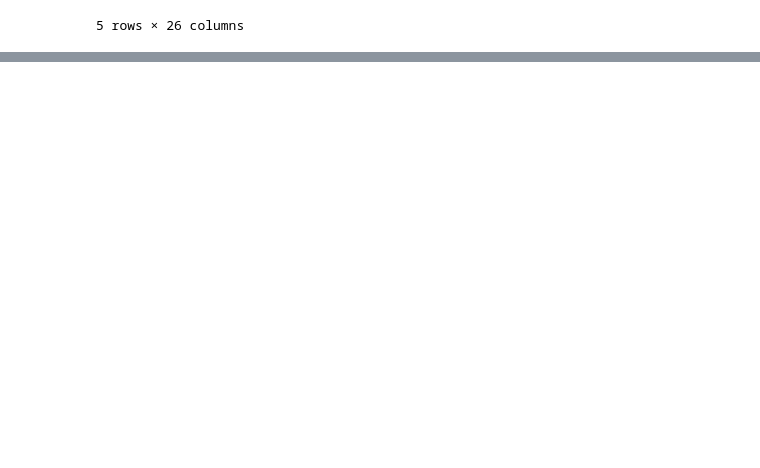
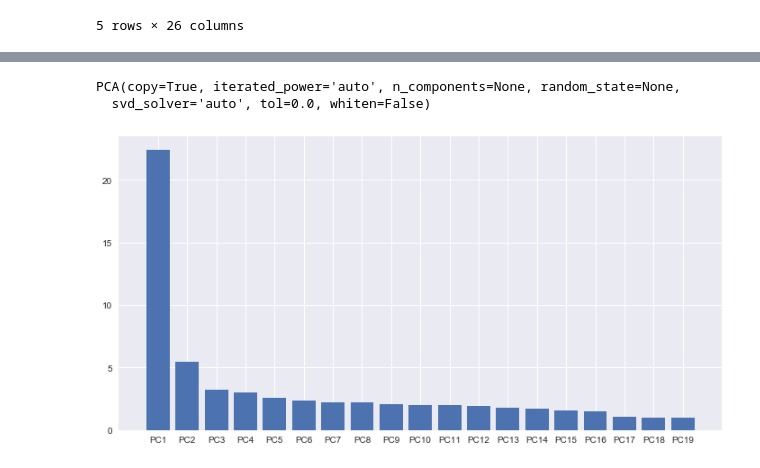
Before and after one commit to caheredia/chicago_crime_data, a Jupyter notebook: 2018-09-30 Chicago_Crime.ipynb, the cells around one changed output, grey strips where cells are left out. Saved outputs shown, nothing was run; the diff lists cells and outputs as text; code cells hidden in the pictures; blank space fills up the shorter version.

```diff
--- a/2018-09-30 Chicago_Crime.ipynb
+++ b/2018-09-30 Chicago_Crime.ipynb
@@ -152,6 +74,12 @@ scaled_data = X
 # %%
+# observations in rows
+
 # calculate loading scores and variation each principle compenent acount for
+scaled_data = pivoted.T
 pca.fit(scaled_data)
+# %% [output]
+PCA(copy=True, iterated_power='auto', n_components=None, random_state=None,
+  svd_solver='auto', tol=0.0, whiten=False)
 # %%
 # generate coordinates based on loading scores and scaled data
 pca_data = pca.transform(scaled_data)
@@ -162,5 +90,8 @@ per_var = np.round(pca.explained_variance_ratio_*100, decimals=1)
 # generate labels for scree plot
 labels = ['PC' + str(num) for num in range(1, len(per_var) + 1)]
 # %%
-plt.bar(left=range(1, len(per_var) + 1), height = per_var, tick_label=labels)
+fig, ax = plt.subplots(1, 1, figsize=(12,6))
+plt.bar(left=range(1, 20), height = per_var[0:19], tick_label=labels[0:19])
 plt.show()
+# %% [output]
+[figure, added]
```
Also changed, not shown: parts of 58 cells of this notebook, 1 other file.
